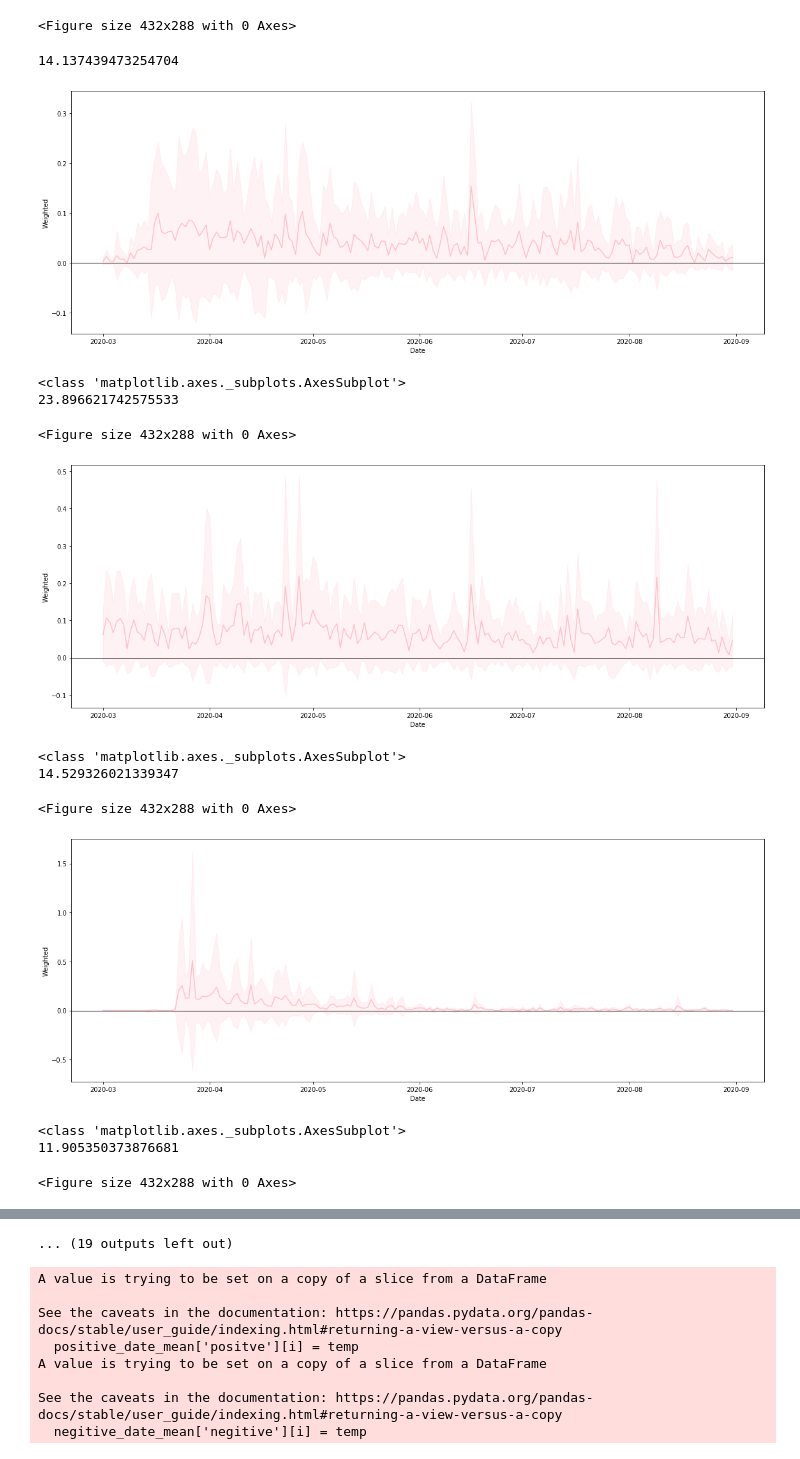
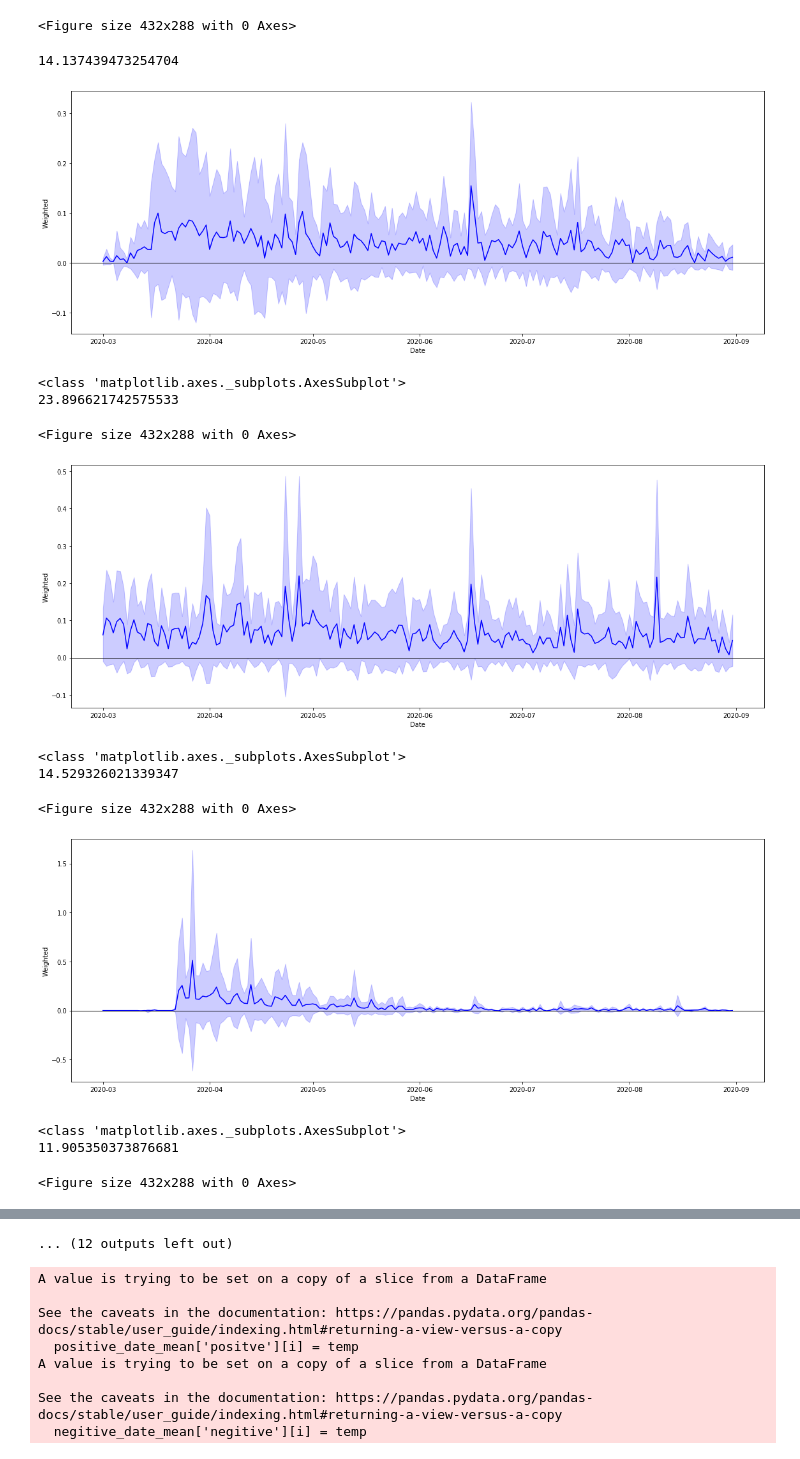
Before and after one commit to tomashege/research_project, a Jupyter notebook: Tomas/notebooks/tweet_analysis.ipynb, the cells around one changed output, grey strips where cells are left out. Cells and saved outputs as stored; diff of their text form; code cells hidden in the pictures.

Commit message:
change color

```diff
--- a/Tomas/notebooks/tweet_analysis.ipynb
+++ b/Tomas/notebooks/tweet_analysis.ipynb
@@ -233,46 +233,46 @@ def hashtags(hashtag):
     p = sns.lineplot(data=sent_combined.rename(columns={"weighted": "Weighted","date":"Date"}),
                      x='Date',
                      y='Weighted',
-                     color='pink')#, hue='type')
+                     color='blue')#, hue='type')
     p.axhline(0, color='black', lw=1)
 #     sns.lineplot(x='Date',
 #                  y='Polarity',
 #                  hue='Key',
 #                  data=pd.melt(display_df_average,
 #                               ['date']).rename(columns={"value": "Polarity","variable":"Key", "date":"Date"})).set_title("The Sentiment for of Topic: "+key_word).get_figure().autofmt_xdate()
     plt.tight_layout()
     plt.savefig("/Users/tomashegewisch/research_project/Tomas/charts/hastag_sentiment/hastag_Sentiment_"+hashtag+"_AllMonths.png")
     plt.show()
     plt.clf()
 
 
     print(type(p))
 
 list_of_hastages_to_process = ['covid19',
 'southafrica',
 'lockdownsa',
 'cyrilramaphosa',
 'lockdown',
 'covid19sa',
 'coronavirussa',
 'covid_19',
 'lockdownsouthafrica',
 'government']
 
 # list_of_hastages_to_process = ['southafrica']
 for i in list_of_hastages_to_process:
     hashtags(i)
 # %% [output]
 14.137439473254704
-[figure, old version]
+[figure, new version]
 <class 'matplotlib.axes._subplots.AxesSubplot'>
 23.896621742575533
 <Figure size 432x288 with 0 Axes>
-[figure, old version]
+[figure, new version]
 <class 'matplotlib.axes._subplots.AxesSubplot'>
 14.529326021339347
 <Figure size 432x288 with 0 Axes>
-[figure, old version]
+[figure, new version]
 <class 'matplotlib.axes._subplots.AxesSubplot'>
 11.905350373876681
 <Figure size 432x288 with 0 Axes>
@@ -280,6 +280,6 @@ for i in list_of_hastages_to_process:
 <class 'matplotlib.axes._subplots.AxesSubplot'>
 18.78268431092024
-... (19 outputs left out)
+... (12 outputs left out)
 # %%
 #drill down code
 def drill_down_date_topic(topic_word, date_1, date_2):
```
Also changed, not shown: parts of 1 cell of this notebook, 10 other files.
